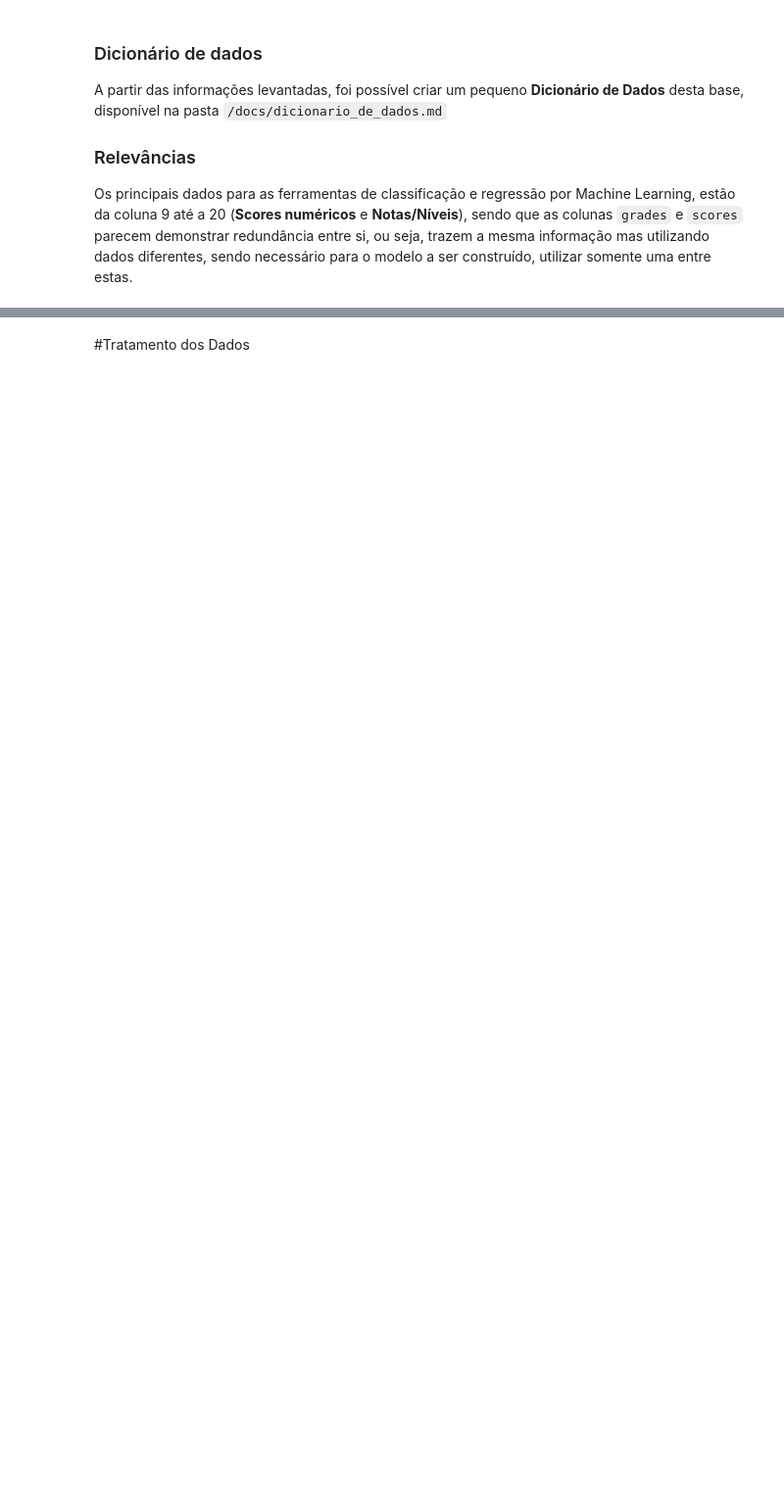
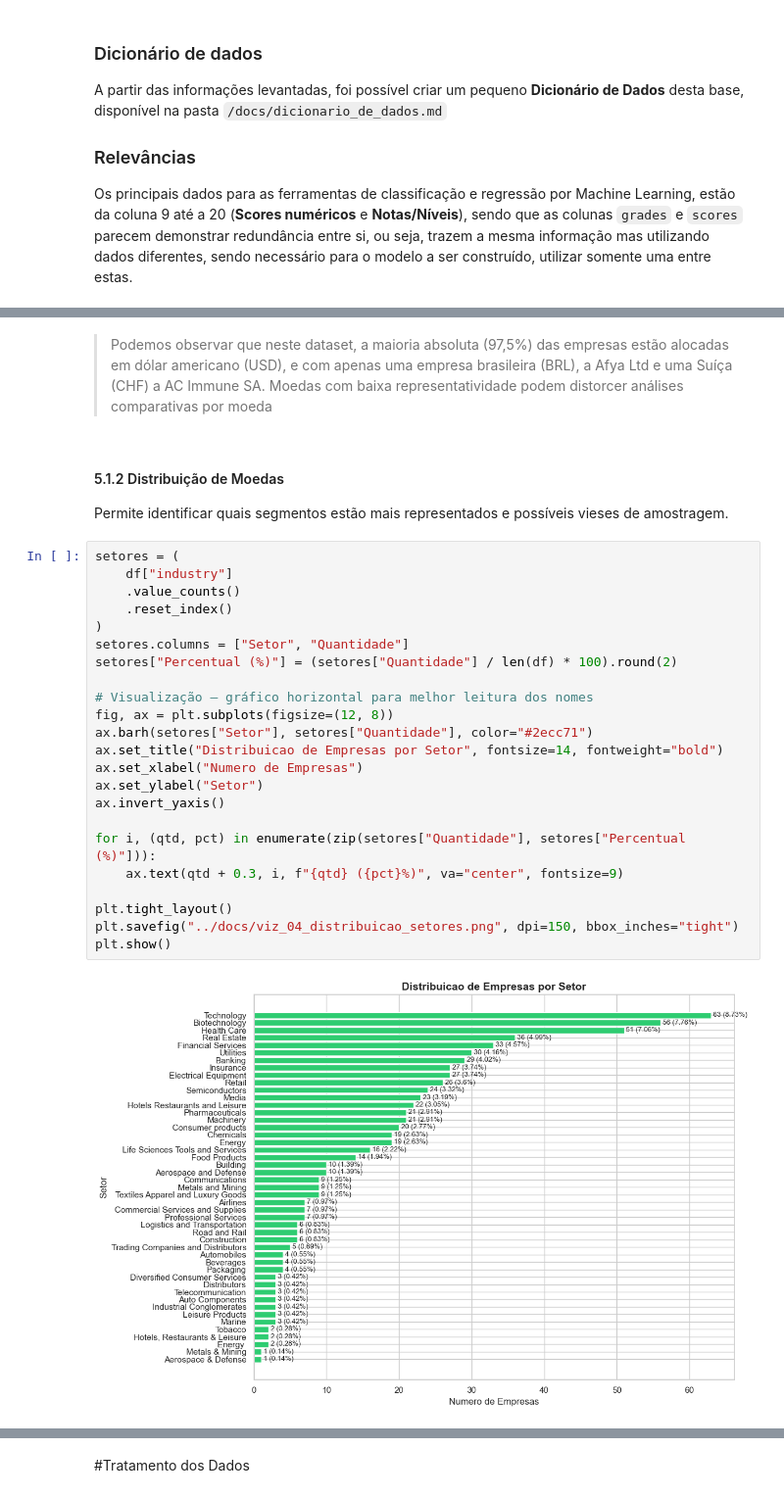
Before and after one commit to phelipecscosta/NorthData-Consulting-Classific-ESG-por-Machine-Learning, a Jupyter notebook: notebooks/01_eda_e_visualizacoes_analiticas.ipynb, the cells around one changed output, grey strips where cells are left out. Shown at 98% size. Cells and saved outputs as stored; diff of their text form; blank space fills up the shorter version.

```diff
--- a/notebooks/01_eda_e_visualizacoes_analiticas.ipynb
+++ b/notebooks/01_eda_e_visualizacoes_analiticas.ipynb
@@ -205,0 +535,31 @@ Todos os dados foram registrados dentro do mesmo ano, ***de abril a novembro de
+# %% [markdown]
+> Podemos observar que neste dataset, a maioria absoluta (97,5%) das empresas estão alocadas em dólar americano (USD), e com apenas uma empresa brasileira (BRL), a Afya Ltd e uma Suíça (CHF) a AC Immune SA. Moedas com baixa representatividade podem distorcer análises comparativas por moeda
+# %% [markdown]
+#### 5.1.2 Distribuição de Moedas
+
+Permite identificar quais segmentos estão mais representados e possíveis vieses de amostragem.
+# %%
+setores = (
+    df["industry"]
+    .value_counts()
+    .reset_index()
+)
+setores.columns = ["Setor", "Quantidade"]
+setores["Percentual (%)"] = (setores["Quantidade"] / len(df) * 100).round(2)
+
+# Visualização — gráfico horizontal para melhor leitura dos nomes
+fig, ax = plt.subplots(figsize=(12, 8))
+ax.barh(setores["Setor"], setores["Quantidade"], color="#2ecc71")
+ax.set_title("Distribuicao de Empresas por Setor", fontsize=14, fontweight="bold")
+ax.set_xlabel("Numero de Empresas")
+ax.set_ylabel("Setor")
+ax.invert_yaxis()
+
+for i, (qtd, pct) in enumerate(zip(setores["Quantidade"], setores["Percentual (%)"])):
+    ax.text(qtd + 0.3, i, f"{qtd} ({pct}%)", va="center", fontsize=9)
+
+plt.tight_layout()
+plt.savefig("../docs/viz_04_distribuicao_setores.png", dpi=150, bbox_inches="tight")
+plt.show()
+# %% [output]
+[figure, added]
```
Also changed, not shown: parts of 25 cells of this notebook, 7 other files.
